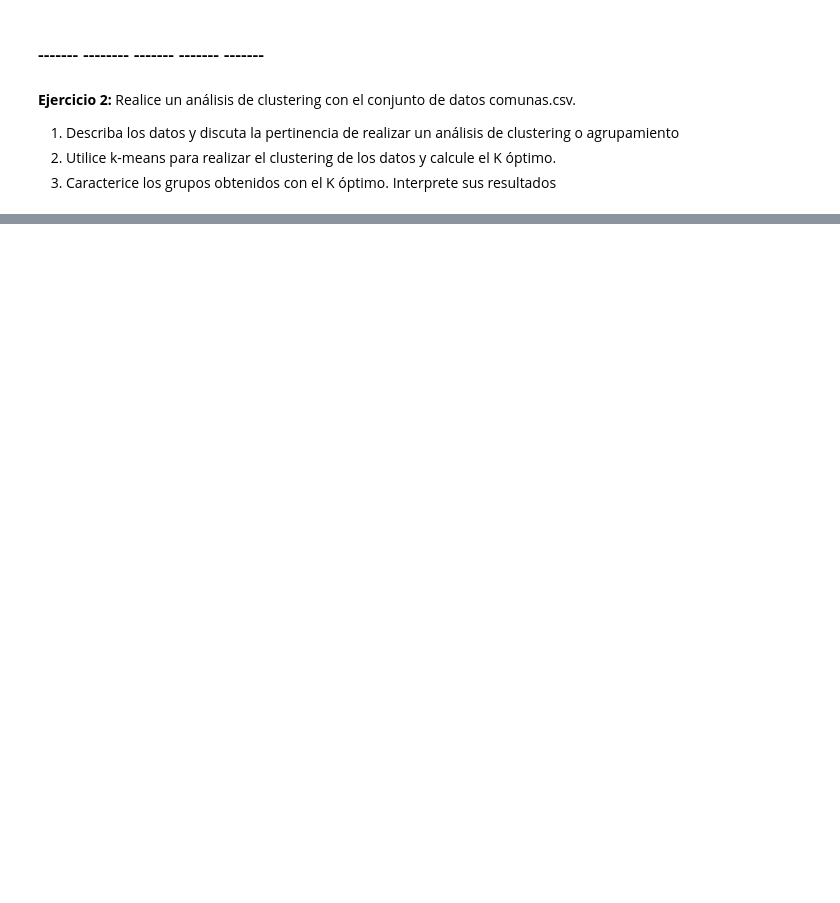
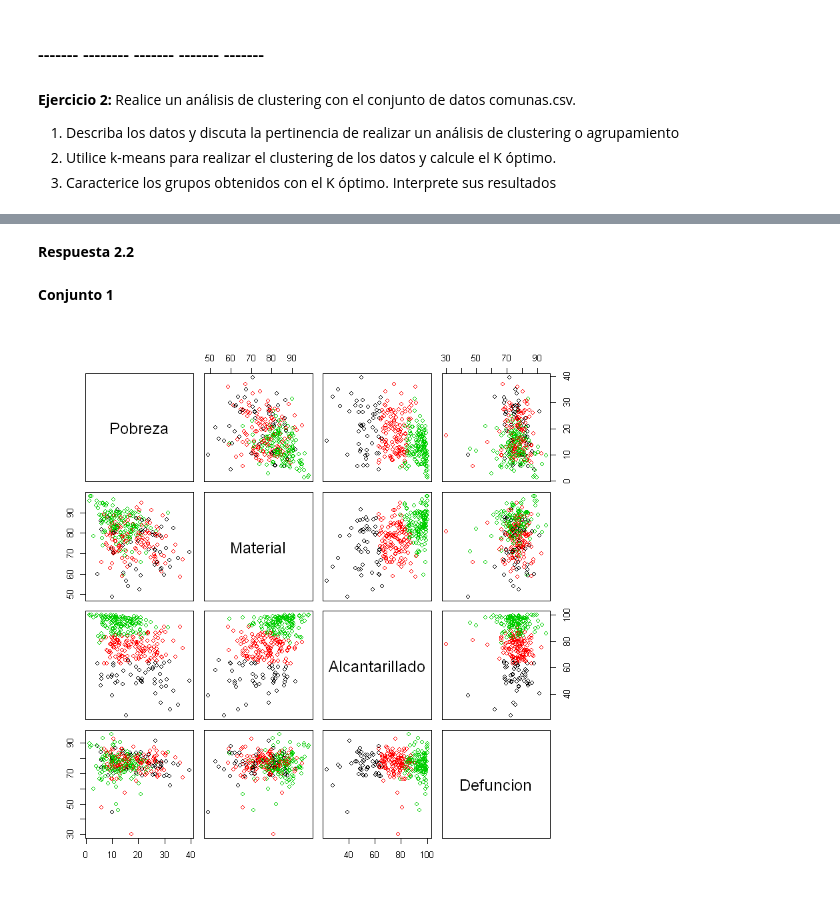
Before and after one commit to ReinaldoBustamante/Analisis-de-datos, a Jupyter notebook: K-means/Clustering_Notebook1.ipynb, the cells around one changed output, grey strips where cells are left out. Saved outputs shown, nothing was run; the diff lists cells and outputs as text; code cells hidden in the pictures; blank space fills up the shorter version.

```diff
--- a/K-means/Clustering_Notebook1.ipynb
+++ b/K-means/Clustering_Notebook1.ipynb
@@ -270,0 +333,13 @@ datos <- read.csv("comunas.csv",header=TRUE,sep=";",dec=".")
+# %% [markdown]
+**Respuesta 2.2**
+# %% [markdown]
+**Conjunto 1**
+# %%
+set.seed(1)
+#ingresar valor de k0
+k0=3
+cl<-kmeans(conjunto1,k0,iter.max=1000,nstart=10)
+#grafica los datos coloreados con el grupo asignado en planos de pares de variables
+pairs(conjunto1,col=cl$cluster)
+# %% [output]
+[figure, added]
```
Also changed, not shown: parts of 27 cells of this notebook.
